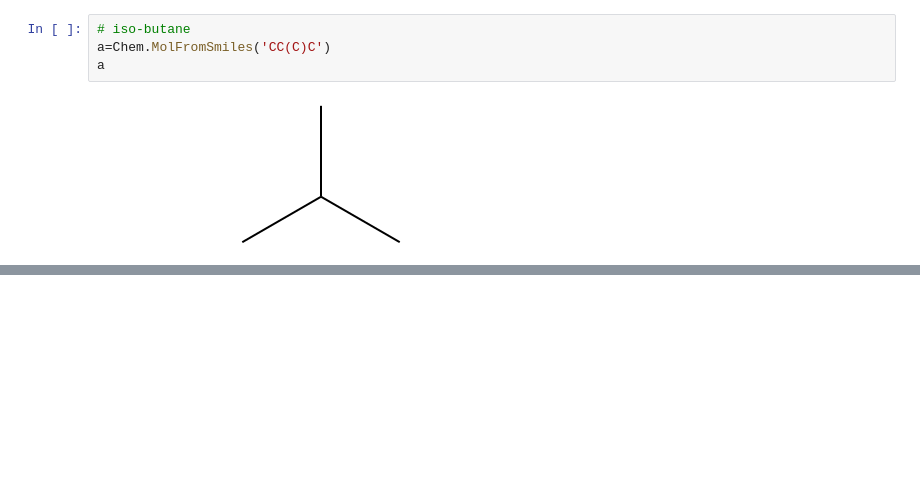
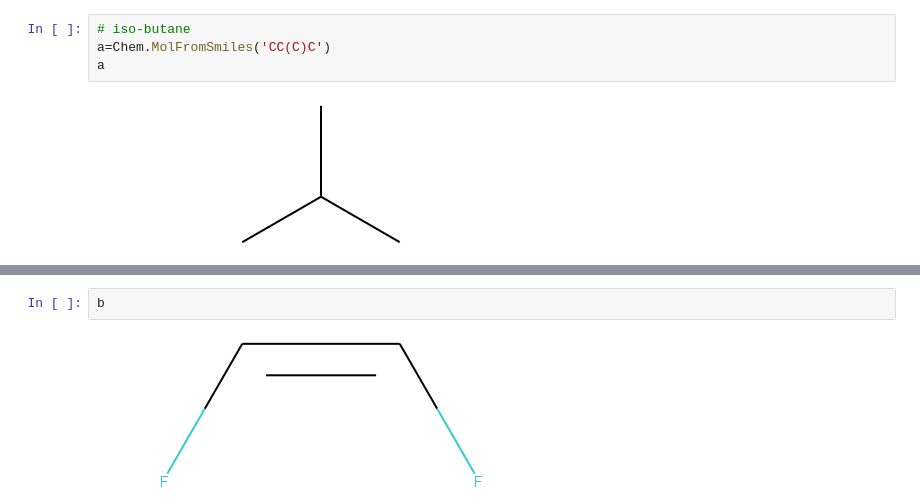
Before and after one commit to asd93/a, a Jupyter notebook: c/FP/SMILES_1.ipynb, the cells around one changed output, grey strips where cells are left out. Cells and saved outputs as stored; diff of their text form; blank space fills up the shorter version.

```diff
--- a/c/FP/SMILES_1.ipynb
+++ b/c/FP/SMILES_1.ipynb
@@ -173,0 +216,4 @@ a
+# %%
+b
+# %% [output]
+[figure, added]
```
Also changed, not shown: parts of 34 cells of this notebook.
